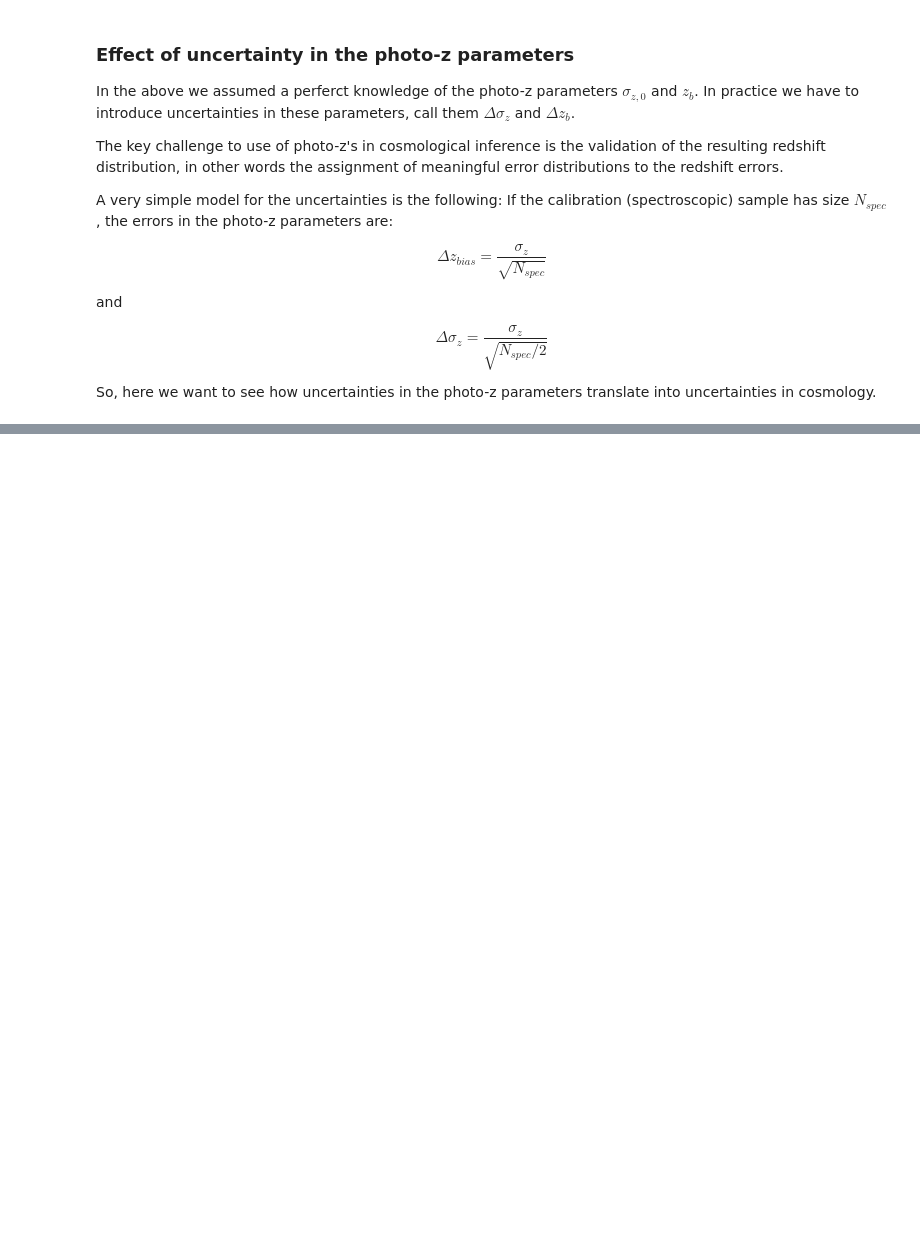
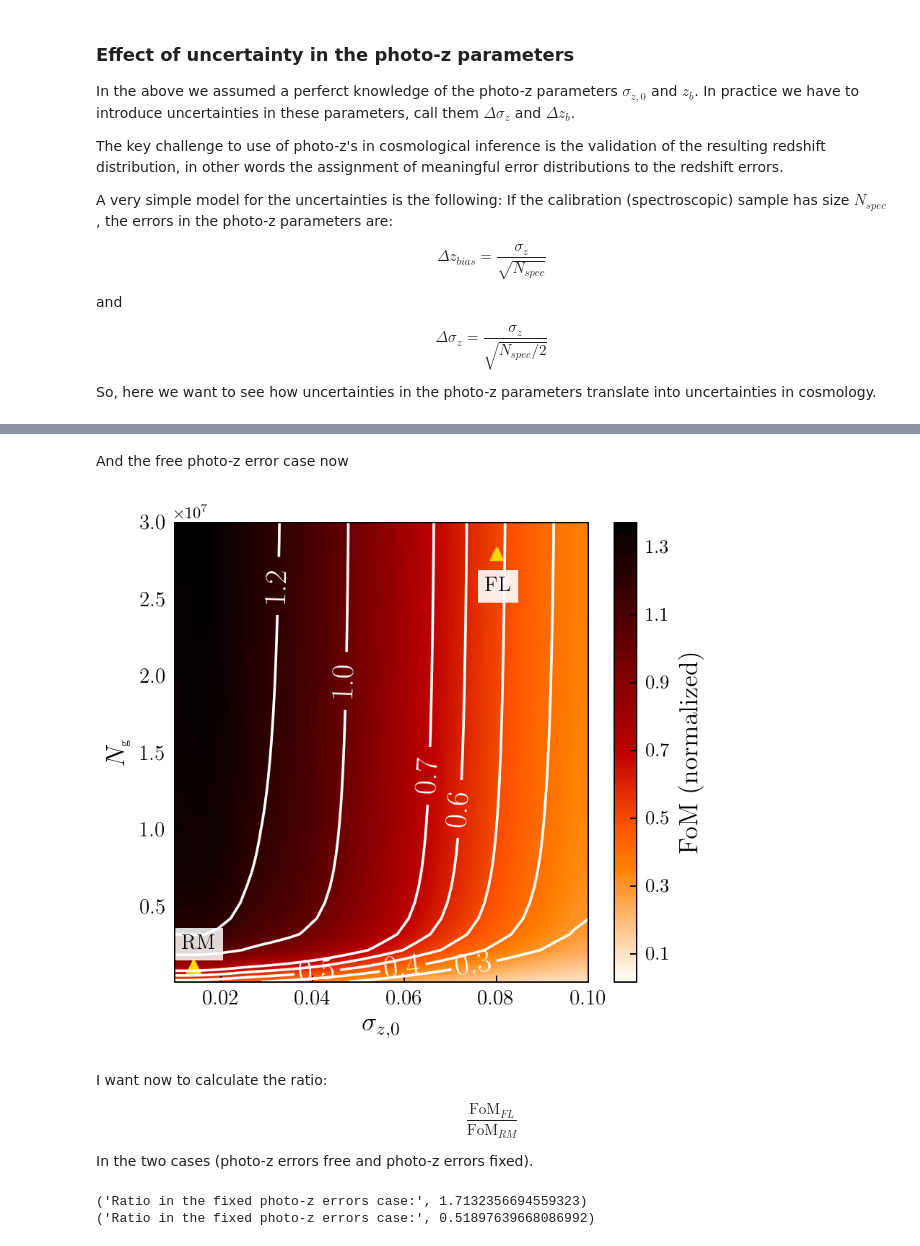
Before and after one commit to dtanoglidis/Photo_z_samples, a Jupyter notebook: Single Redshift Bin.ipynb, the cells around one changed output, grey strips where cells are left out. Cells and saved outputs as stored; diff of their text form; code cells hidden in the pictures; blank space fills up the shorter version.

```diff
--- a/Single Redshift Bin.ipynb
+++ b/Single Redshift Bin.ipynb
@@ -316,0 +530,47 @@ So, here we want to see how uncertainties in the photo-z parameters translate in
+# %% [markdown]
+And the free photo-z error case now
+# %%
+import scipy.ndimage
+def FoM_free_return(a_1,a_2):
+    FoMino = FoM_free_norm
+    return FoMino
+# =============================================================================
+# =============================================================================
+fig = plt.figure(figsize = (5.0,4.5))
+
+a_1, a_2 = np.meshgrid(sig_z_arr,N_gal_arr )
+FoM_pr = FoM_free_return(a_1, a_2)
+
+FoM_pr = scipy.ndimage.gaussian_filter(FoM_pr, 1)
+levels = np.linspace(np.min(FoM_free_norm),np.max(FoM_free_norm),300)
+image = plt.contourf(a_1, a_2, FoM_pr , levels=levels, cmap=plt.cm.gist_heat_r)
+#===============================================================================
+#===============================================================================
+
+C = plt.contour(a_1,a_2, FoM_pr, [0.3,0.4,0.5,0.6, 0.7,1.0,1.2, 1.5,1.8,2.1,2.2] , colors=('w','w', 'w', 'w', 'w','w', 'w', 'w', 'w','w','w','w','w','w'),linestyle ='--',  linewidth=2.0)
+plt.clabel(C, inline=2, fontsize=18, fmt='%1.1f', fontweight='heavy')
+
+#plt.yscale('log')
+
+
+plt.scatter(0.08,2.8e7, color='gold', s=50.0, marker='^')
+
+plt.text(0.0775, 2.55e7,'FL', color='black', fontsize=12, bbox=dict(facecolor='white', edgecolor='none', alpha=0.9))
+plt.scatter(0.014,1.1e6, color='gold', s=60.0, marker='^')
+plt.text(0.0116, 2.2e6,'RM', color='black', fontsize=12, bbox=dict(facecolor='white', edgecolor='none', alpha=0.85))
+plt.tick_params(axis='both', labelsize=12)
+
+plt.xlabel("$\sigma_{z,0}$", fontsize=15);plt.ylabel("$N_{\mbox{\scriptsize{g}}}$", fontsize=15)
+
+
+plt.xlim(0.01,0.1);plt.ylim(1.0e5, 3.0e7)
+
+cbar = plt.colorbar(image, orientation='vertical', ticks=[0.1,0.3,0.5,0.7,0.9,1.1,1.3,1.5,1.7,1.9,2.1])
+cbar.set_label('FoM (normalized)', fontsize=15)
+cbar.ax.set_yticklabels([0.1,0.3,0.5,0.7,0.9,1.1,1.3,1.5,1.7,1.9,2.1], fontsize=11)
+
+plt.tight_layout()
+#plt.savefig('FoM_single_bin_free.pdf')
+plt.show()
+# %% [output]
+[figure, added]
@@ -316,0 +599,16 @@ So, here we want to see how uncertainties in the photo-z parameters translate in
+# %% [markdown]
+I want now to calculate the ratio:
+
+\begin{equation}
+\frac{\mbox{FoM}_{FL}}{\mbox{FoM}_{RM}}
+\end{equation}
+
+In the two cases (photo-z errors free and photo-z errors fixed).
+# %%
+rat_fixed = FoM_fl_fix/FoM_rm_fix
+rat_free = FoM_fl_free/FoM_rm_free
+print("Ratio in the fixed photo-z errors case:", rat_fixed)
+print("Ratio in the fixed photo-z errors case:", rat_free)
+# %% [output]
+('Ratio in the fixed photo-z errors case:', 1.7132356694559323)
+('Ratio in the fixed photo-z errors case:', 0.51897639668086992)
```
Also changed, not shown: parts of 29 cells of this notebook.
